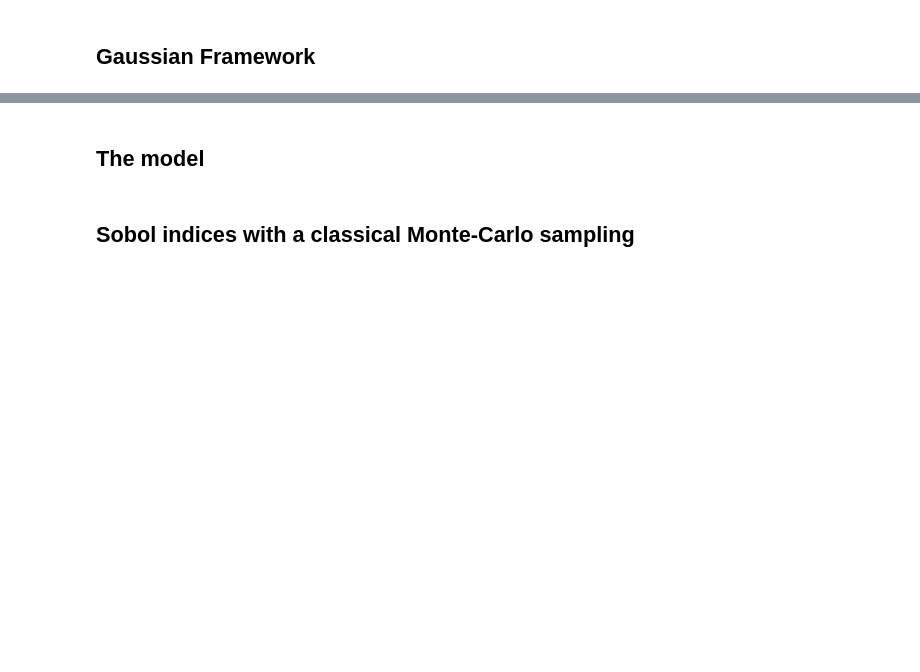
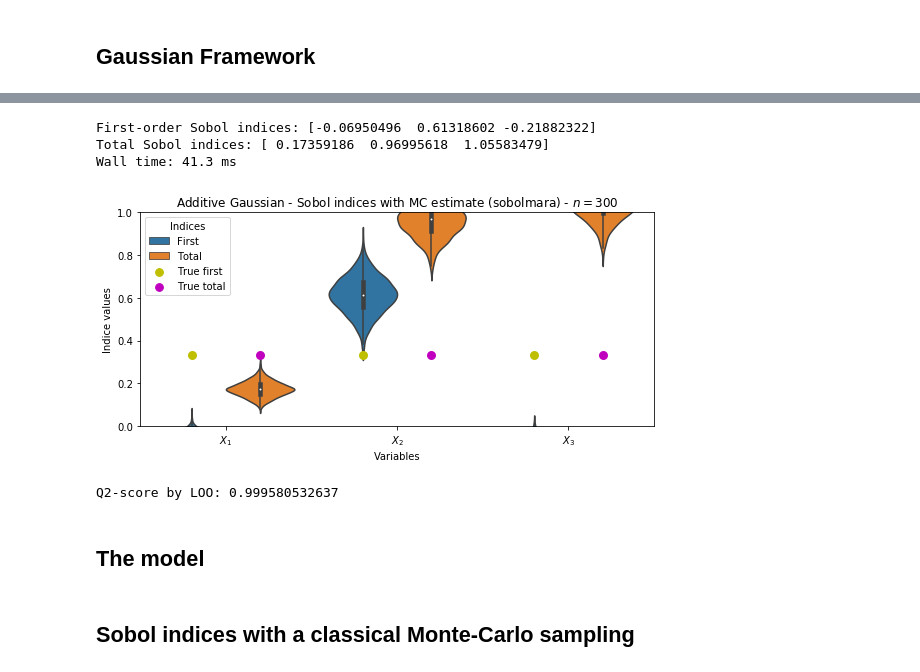
Before and after one commit to josephmure/otshapley, a Jupyter notebook: examples/sobol-indices.ipynb, the cells around one changed output, grey strips where cells are left out. Cells and saved outputs as stored; diff of their text form; code cells hidden in the pictures; blank space fills up the shorter version.

```diff
--- a/examples/sobol-indices.ipynb
+++ b/examples/sobol-indices.ipynb
@@ -63,0 +77,29 @@ fig.tight_layout()
+# %%
+%%time
+# Indice estimation
+sobol_rf_results = sobol.compute_indices(n_boot=n_boot, estimator=estimator)
+sobol_rf_results.true_first_indices = model.first_order_sobol_indices
+sobol_rf_results.true_total_indices = model.total_sobol_indices
+
+# Results
+first_indices_rf = sobol_rf_results.first_indices
+total_indices_rf = sobol_rf_results.total_indices
+
+print("First-order Sobol indices:", first_indices_rf)
+print("Total Sobol indices:", total_indices_rf)
+# %% [output]
+First-order Sobol indices: [-0.06950496  0.61318602 -0.21882322]
+Total Sobol indices: [ 0.17359186  0.96995618  1.05583479]
+Wall time: 41.3 ms
+# %%
+from shapley.plots import plot_sensitivity_results
+
+ylim = [0., 1.]
+
+fig, ax = plt.subplots(figsize=(8, 4))
+plot_sensitivity_results(sobol_rf_results, ax=ax)
+ax.set_title("%s - Sobol indices with MC estimate (%s) - $n=%d$" % (model.name, estimator, n_sample))
+ax.set_ylim(ylim)
+fig.tight_layout()
+# %% [output]
+[figure, added]
@@ -63,0 +122,6 @@ fig.tight_layout()
+# %%
+# The score of the meta_model
+q2_score_loo = meta_model.compute_score_q2_loo()
+print('Q2-score by LOO:', q2_score_loo)
+# %% [output]
+Q2-score by LOO: 0.999580532637
```
Also changed, not shown: parts of 11 cells of this notebook, 3 other files.
